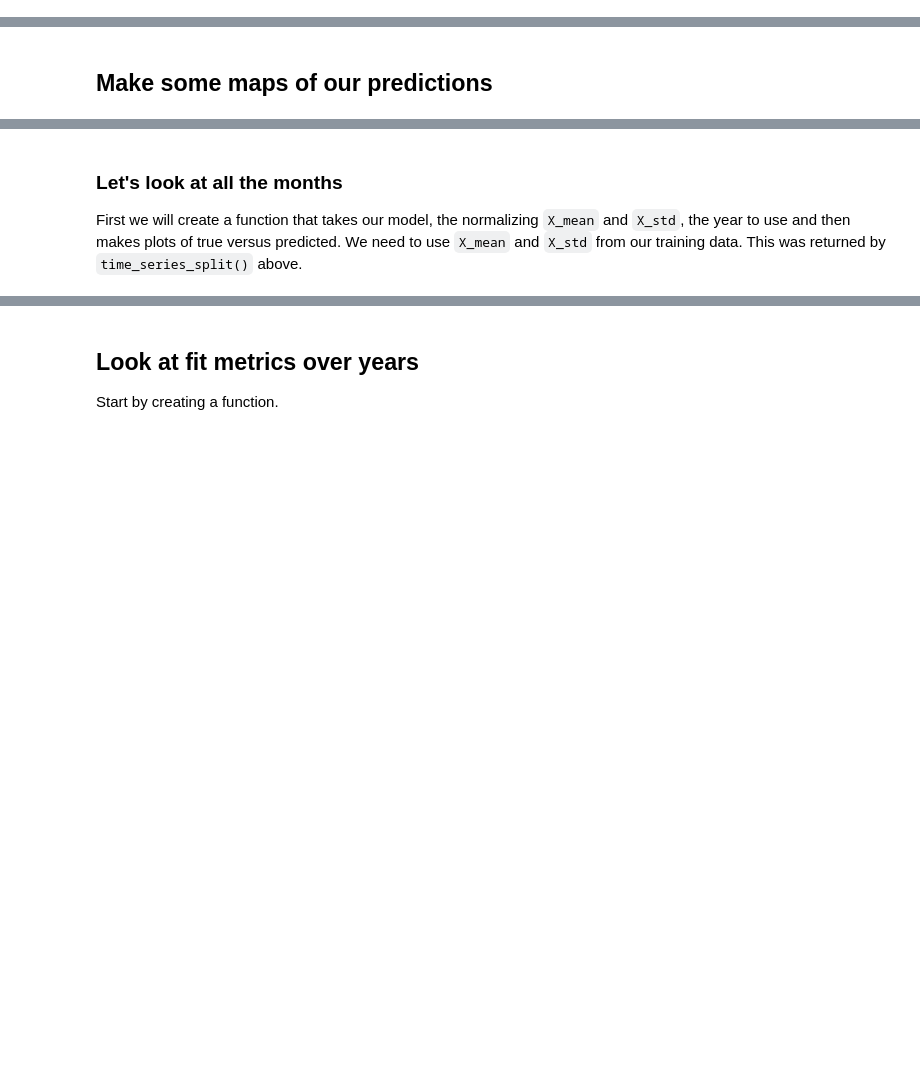
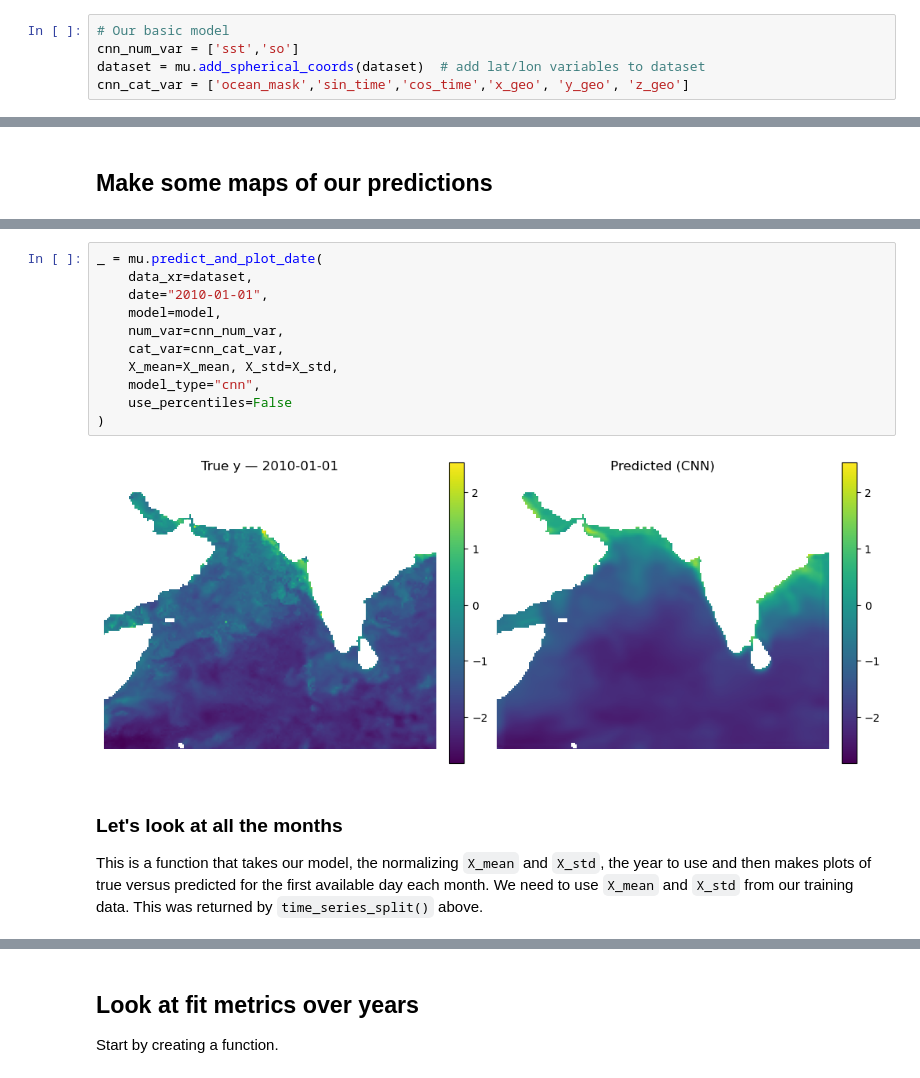
Before and after one commit to ocean-satellite-tools/mind-the-chl-gap, a Jupyter notebook: book/notebooks/CNN_2D.ipynb, the cells around one changed output, grey strips where cells are left out. Cells and saved outputs as stored; diff of their text form; blank space fills up the shorter version.

Commit message:
add more functions

```diff
--- a/book/notebooks/CNN_2D.ipynb
+++ b/book/notebooks/CNN_2D.ipynb
@@ -187 +214,6 @@ time_series_split(data: xarray.core.dataset.Dataset, num_var, cat_var=None, spli
+# %%
+# Our basic model
+cnn_num_var = ['sst','so']
+dataset = mu.add_spherical_coords(dataset)  # add lat/lon variables to dataset
+cnn_cat_var = ['ocean_mask','sin_time','cos_time','x_geo', 'y_geo', 'z_geo']
 # %%
@@ -413,4 +416,17 @@ plt.show()
+# %%
+_ = mu.predict_and_plot_date(
+    data_xr=dataset,
+    date="2010-01-01",
+    model=model,
+    num_var=cnn_num_var,
+    cat_var=cnn_cat_var,
+    X_mean=X_mean, X_std=X_std,
+    model_type="cnn",
+    use_percentiles=False
+)
+# %% [output]
+[figure, added]
 # %% [markdown]
 ### Let's look at all the months
 
-First we will create a function that takes our model, the normalizing `X_mean` and `X_std`, the year to use and then makes plots of true versus predicted. We need to use `X_mean` and `X_std` from our training data. This was returned by `time_series_split()` above.
+This is a function that takes our model, the normalizing `X_mean` and `X_std`, the year to use and then makes plots of true versus predicted for the first available day each month. We need to use `X_mean` and `X_std` from our training data. This was returned by `time_series_split()` above.
```
Also changed, not shown: parts of 41 cells of this notebook, 1 other file.
